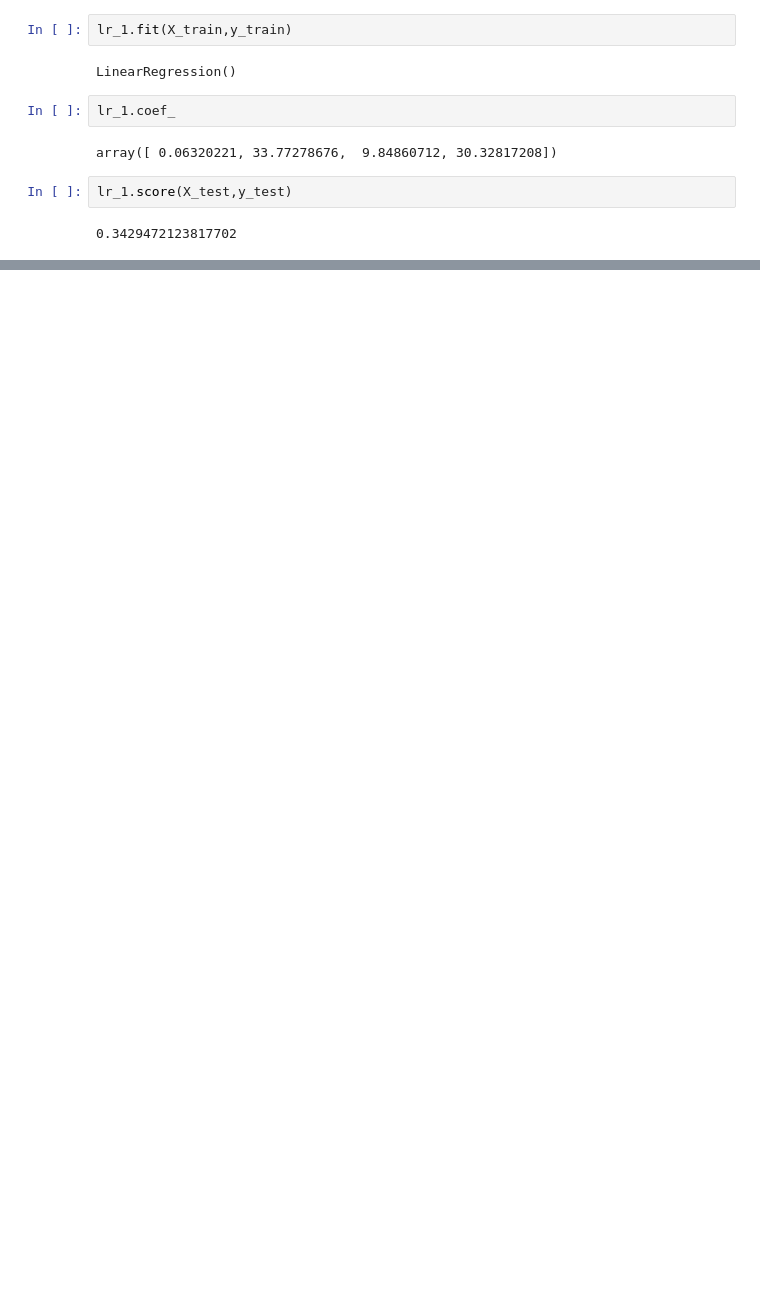
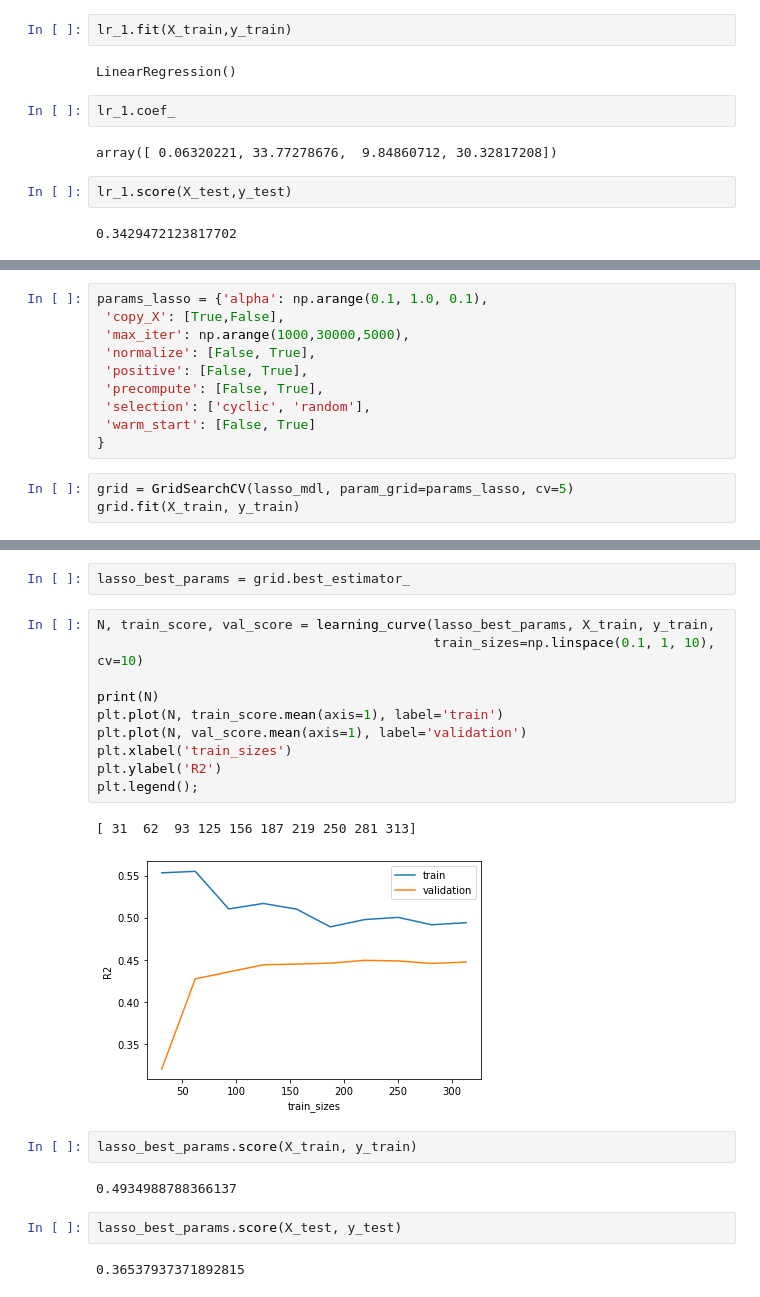
Before and after one commit to alexisflipo/api_final_project, a Jupyter notebook: src/ml_scripts/ds_salary_improvement.ipynb, the cells around one changed output, grey strips where cells are left out. Saved outputs shown, nothing was run; the diff lists cells and outputs as text; blank space fills up the shorter version.

```diff
--- a/src/ml_scripts/ds_salary_improvement.ipynb
+++ b/src/ml_scripts/ds_salary_improvement.ipynb
@@ -366,0 +432,13 @@ enc.fit_transform([data_copy['employee_residence_encoded']])
+# %%
+params_lasso = {'alpha': np.arange(0.1, 1.0, 0.1),
+ 'copy_X': [True,False],
+ 'max_iter': np.arange(1000,30000,5000),
+ 'normalize': [False, True],
+ 'positive': [False, True],
+ 'precompute': [False, True],
+ 'selection': ['cyclic', 'random'],
+ 'warm_start': [False, True]
+}
+# %%
+grid = GridSearchCV(lasso_mdl, param_grid=params_lasso, cv=5)
+grid.fit(X_train, y_train)
@@ -366,0 +454,23 @@ enc.fit_transform([data_copy['employee_residence_encoded']])
+# %%
+lasso_best_params = grid.best_estimator_
+# %%
+N, train_score, val_score = learning_curve(lasso_best_params, X_train, y_train,
+                                           train_sizes=np.linspace(0.1, 1, 10), cv=10)
+
+print(N)
+plt.plot(N, train_score.mean(axis=1), label='train')
+plt.plot(N, val_score.mean(axis=1), label='validation')
+plt.xlabel('train_sizes')
+plt.ylabel('R2')
+plt.legend();
+# %% [output]
+[ 31  62  93 125 156 187 219 250 281 313]
+[figure, added]
+# %%
+lasso_best_params.score(X_train, y_train)
+# %% [output]
+0.4934988788366137
+# %%
+lasso_best_params.score(X_test, y_test)
+# %% [output]
+0.36537937371892815
```
Also changed, not shown: parts of 39 cells of this notebook.
